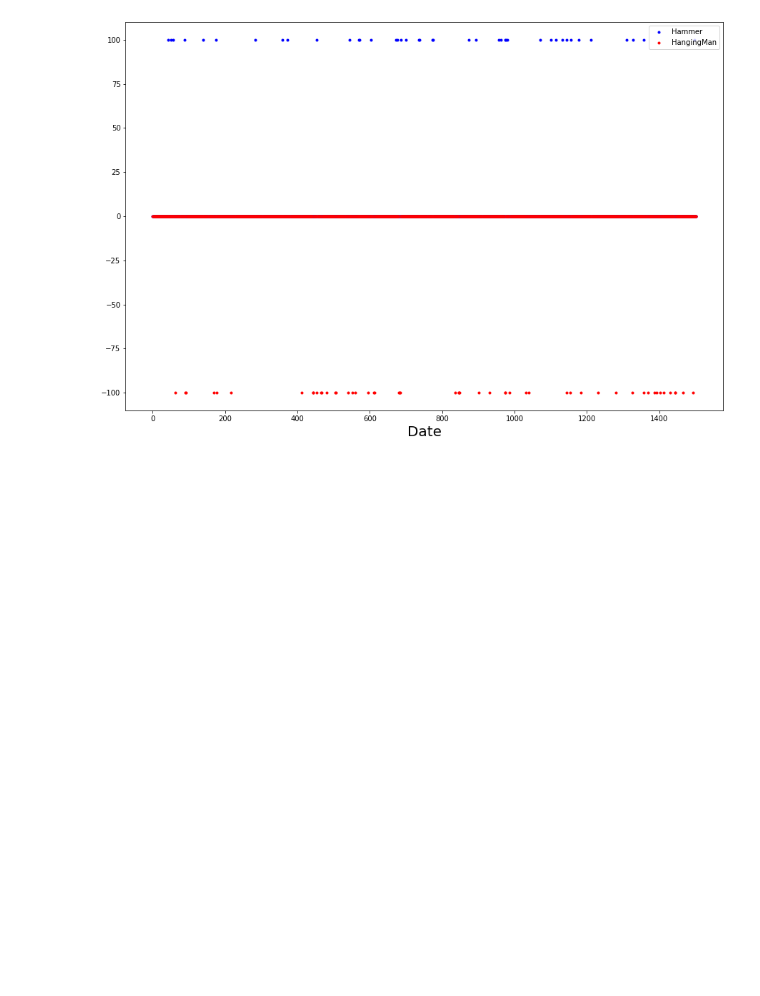
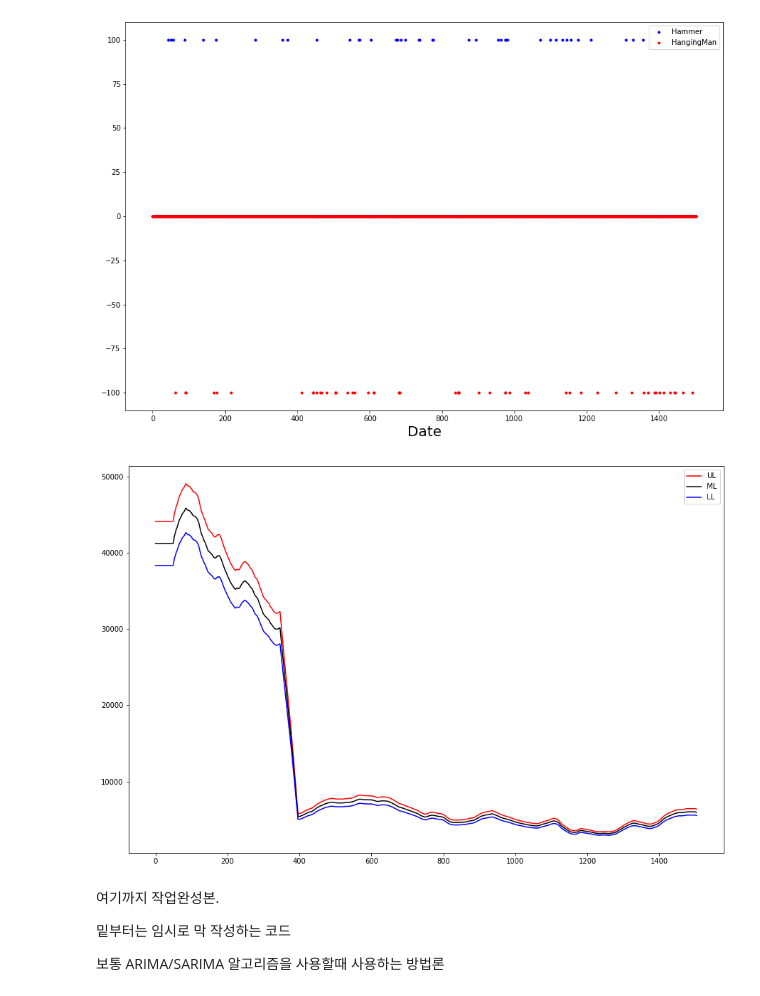
Before and after one commit to baeksumin/k-project, a Jupyter notebook: K_project_hyunku.ipynb, the cells around one changed output. Saved outputs shown, nothing was run; the diff lists cells and outputs as text; code cells hidden in the pictures; blank space fills up the shorter version.

```diff
--- a/K_project_hyunku.ipynb
+++ b/K_project_hyunku.ipynb
@@ -381,3 +386,36 @@ plt.legend()
 plt.show()
 # %% [output]
 [figure]
+# %%
+#Moving Average Envelope 함수
+def MAP(df,use_time):
+  UL = []
+  ML = []
+  LL = []
+  MovingAverage = talib.MA(df['TDD_CLSPRC'],timeperiod=use_time)
+  MovingAverage = MovingAverage.fillna(method='bfill')
+  for i in MovingAverage:
+    uls = i + (.07 * i)
+    lls = i - (.07 * i)
+    mls = i
+    UL.append(uls)
+    ML.append(mls)
+    LL.append(lls)
+  return UL, ML, LL
+# %%
+ul,ml,ll = MAP(result,50)
+# %%
+plt.figure(figsize=(15,10))
+plt.plot(ul,'r',label='UL')
+plt.plot(ml,'k',label='ML')
+plt.plot(ll,'b',label='LL')
+plt.legend()
+plt.show()
+# %% [output]
+[figure, added]
+# %% [markdown]
+여기까지 작업완성본.
+
+밑부터는 임시로 막 작성하는 코드
+
+보통 ARIMA/SARIMA 알고리즘을 사용할때 사용하는 방법론
```
Also changed, not shown: parts of 16 cells of this notebook.
